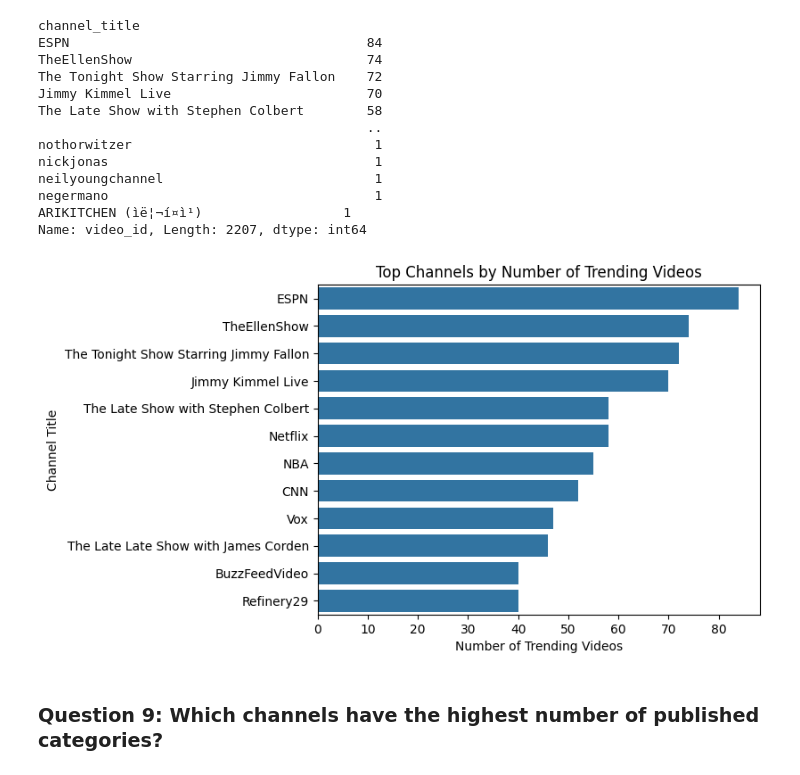
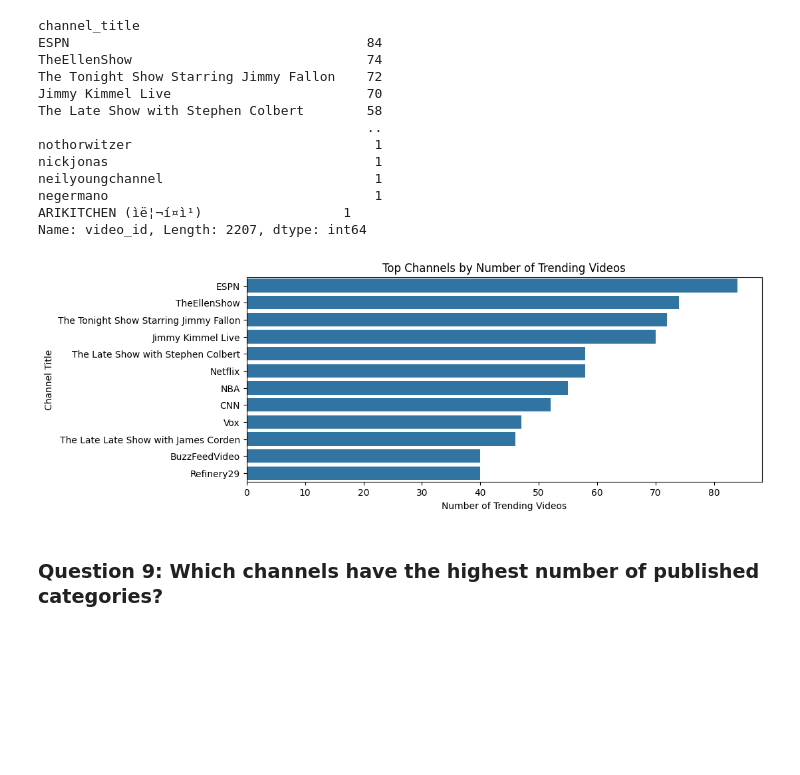
Before and after one commit to 0Nguyen0Cong0Tuan0/DS_Programming, a Jupyter notebook: src.ipynb, the cells around one changed output. Saved outputs shown, nothing was run; the diff lists cells and outputs as text; code cells hidden in the pictures; blank space fills up the shorter version.

```diff
--- a/src.ipynb
+++ b/src.ipynb
@@ -496,12 +490,13 @@
 Name: video_id, Length: 2207, dtype: int64
 # %%
+plt.figure(figsize=(10, 4))
 sns.barplot(data=videos_by_channel[videos_by_channel >= 40], orient='h')
 plt.title(label='Top Channels by Number of Trending Videos')
 plt.xlabel(xlabel='Number of Trending Videos')
 plt.ylabel(ylabel='Channel Title')
 plt.show()
 # %% [output]
-[figure, old version]
+[figure, new version]
 # %% [markdown]
 ### **Question 9: Which channels have the highest number of published categories?**
 # %%
```
Also changed, not shown: parts of 52 cells of this notebook.
